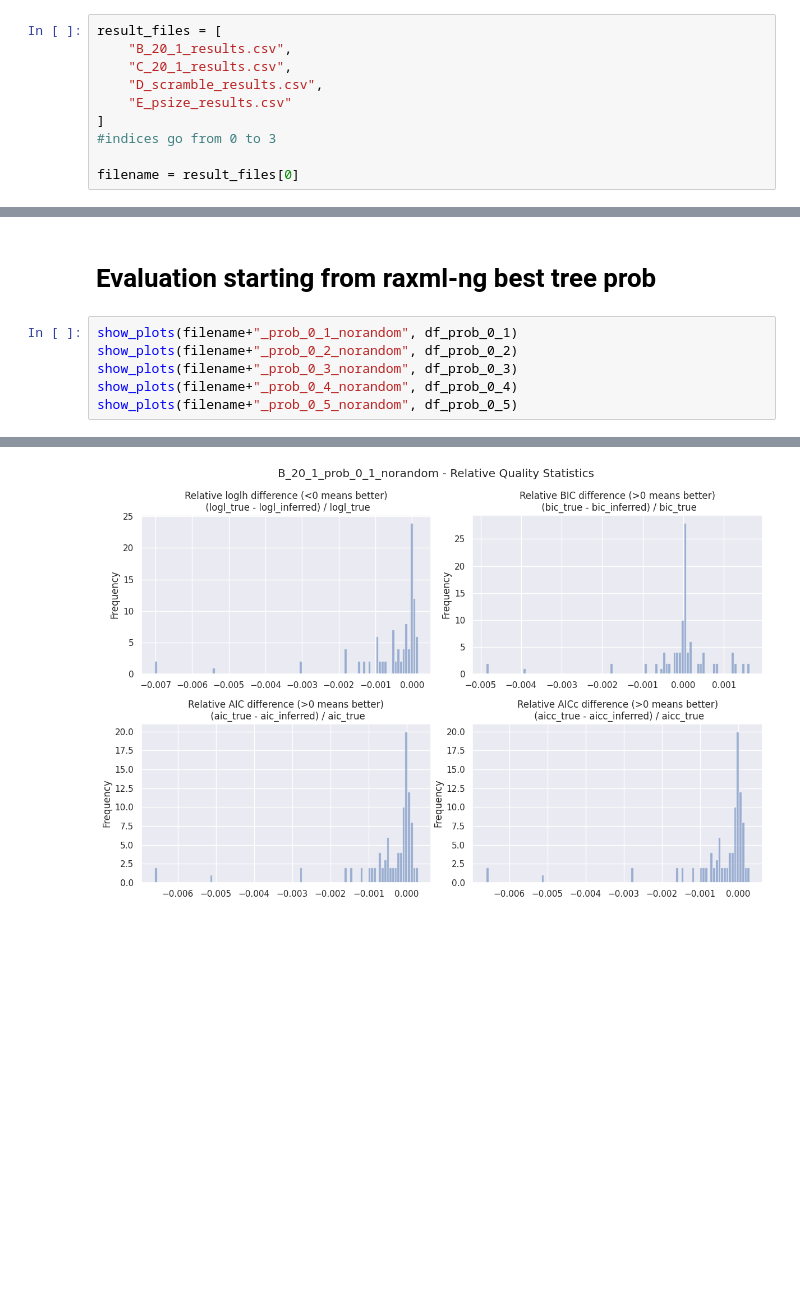
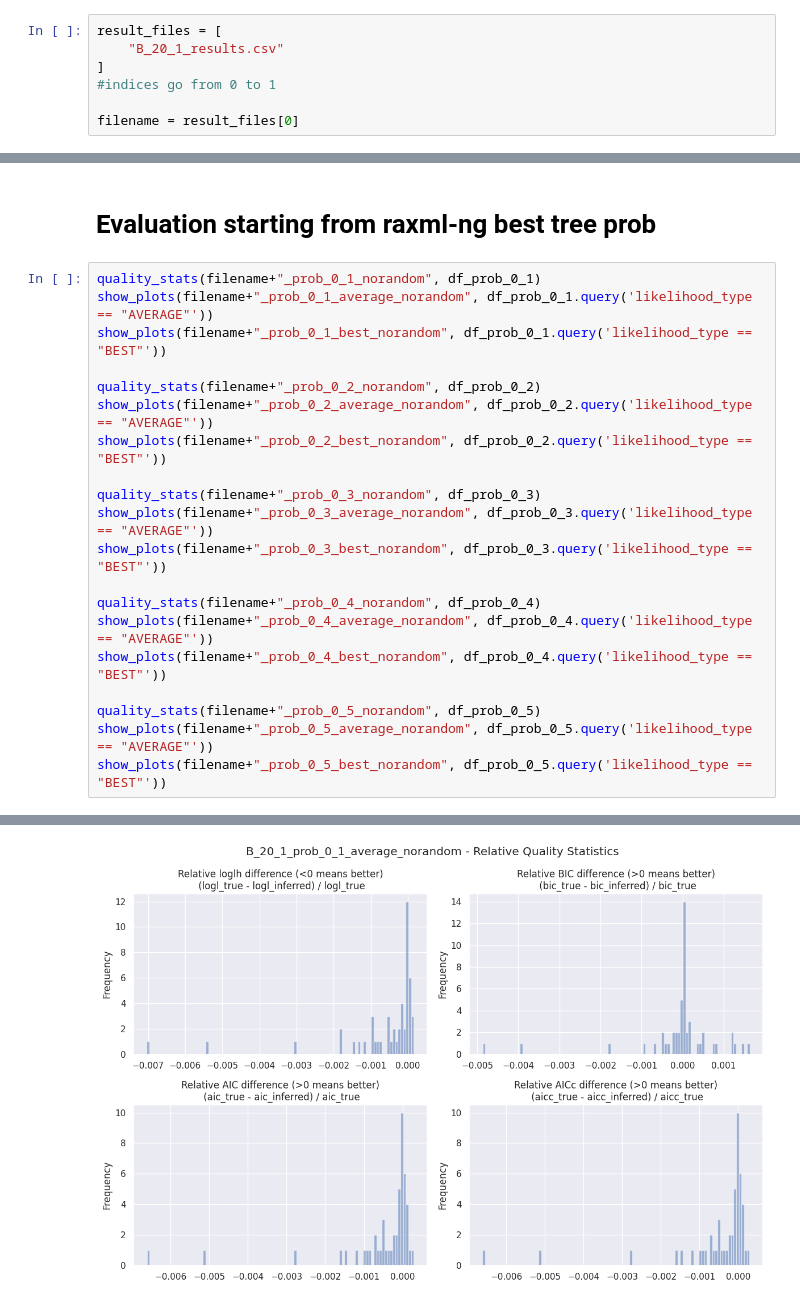
Before and after one commit to lutteropp/NetRAX, a Jupyter notebook: experiments/evaluation_for_paper/report_notebook_b.ipynb, the cells around one changed output, grey strips where cells are left out. Drawn from its saved outputs; the diff is of its cells as text; blank space fills up the shorter version.

```diff
--- a/experiments/evaluation_for_paper/report_notebook_b.ipynb
+++ b/experiments/evaluation_for_paper/report_notebook_b.ipynb
@@ -9,12 +9,9 @@ plt.rcParams['figure.dpi'] = 100 # 200 e.g. is really fine, but slower
 Select the dataset name to evaluate:
 # %%
 result_files = [
-    "B_20_1_results.csv",
-    "C_20_1_results.csv",
-    "D_scramble_results.csv",
-    "E_psize_results.csv"
+    "B_20_1_results.csv"
 ]
-#indices go from 0 to 3
+#indices go from 0 to 1
 
 filename = result_files[0]
 # %%
@@ -92,29 +89,43 @@ Total number of datasets: 100
 # %% [markdown]
 # Evaluation starting from raxml-ng best tree prob
 # %%
-show_plots(filename+"_prob_0_1_norandom", df_prob_0_1)
-show_plots(filename+"_prob_0_2_norandom", df_prob_0_2)
-show_plots(filename+"_prob_0_3_norandom", df_prob_0_3)
-show_plots(filename+"_prob_0_4_norandom", df_prob_0_4)
-show_plots(filename+"_prob_0_5_norandom", df_prob_0_5)
+quality_stats(filename+"_prob_0_1_norandom", df_prob_0_1)
+show_plots(filename+"_prob_0_1_average_norandom", df_prob_0_1.query('likelihood_type == "AVERAGE"'))
+show_plots(filename+"_prob_0_1_best_norandom", df_prob_0_1.query('likelihood_type == "BEST"'))
+
+quality_stats(filename+"_prob_0_2_norandom", df_prob_0_2)
+show_plots(filename+"_prob_0_2_average_norandom", df_prob_0_2.query('likelihood_type == "AVERAGE"'))
+show_plots(filename+"_prob_0_2_best_norandom", df_prob_0_2.query('likelihood_type == "BEST"'))
+
+quality_stats(filename+"_prob_0_3_norandom", df_prob_0_3)
+show_plots(filename+"_prob_0_3_average_norandom", df_prob_0_3.query('likelihood_type == "AVERAGE"'))
+show_plots(filename+"_prob_0_3_best_norandom", df_prob_0_3.query('likelihood_type == "BEST"'))
+
+quality_stats(filename+"_prob_0_4_norandom", df_prob_0_4)
+show_plots(filename+"_prob_0_4_average_norandom", df_prob_0_4.query('likelihood_type == "AVERAGE"'))
+show_plots(filename+"_prob_0_4_best_norandom", df_prob_0_4.query('likelihood_type == "BEST"'))
+
+quality_stats(filename+"_prob_0_5_norandom", df_prob_0_5)
+show_plots(filename+"_prob_0_5_average_norandom", df_prob_0_5.query('likelihood_type == "AVERAGE"'))
+show_plots(filename+"_prob_0_5_best_norandom", df_prob_0_5.query('likelihood_type == "BEST"'))
 # %% [output]
 +----------------------------------+------------------------+---------------------+
 |     B_20_1_prob_0_1_norandom     | LikelihoodType.AVERAGE | LikelihoodType.BEST |
 +----------------------------------+------------------------+---------------------+
 |   Inferred BIC better or equal   |      32 (64.00 %)      |     32 (64.00 %)    |
 |   Inferred AIC better or equal   |      21 (42.00 %)      |     21 (42.00 %)    |
 |  Inferred AICc better or equal   |      21 (42.00 %)      |     21 (42.00 %)    |
 |        Inferred BIC worse        |      18 (36.00 %)      |     18 (36.00 %)    |
 |        Inferred AIC worse        |      29 (58.00 %)      |     29 (58.00 %)    |
 |       Inferred AICc worse        |      29 (58.00 %)      |     29 (58.00 %)    |
 |  Inferred logl better or equal   |      18 (36.00 %)      |     18 (36.00 %)    |
 |       Inferred logl worse        |      32 (64.00 %)      |     32 (64.00 %)    |
 |  Inferred n_reticulations less   |      19 (38.00 %)      |     18 (36.00 %)    |
 ... (24 lines left out)
 13 &                       Okay result &            9 (18.00 \%) &         9 (18.00 \%) \\
 14 &                        Bad result &            5 (10.00 \%) &          4 (8.00 \%) \\
 \bottomrule
 \end{tabular}
 <Figure size 1200x800 with 0 Axes>
-[figure, old version]
+[figure, new version]
 <Figure size 1200x800 with 0 Axes>
```
Also changed, not shown: parts of 4 cells of this notebook.
